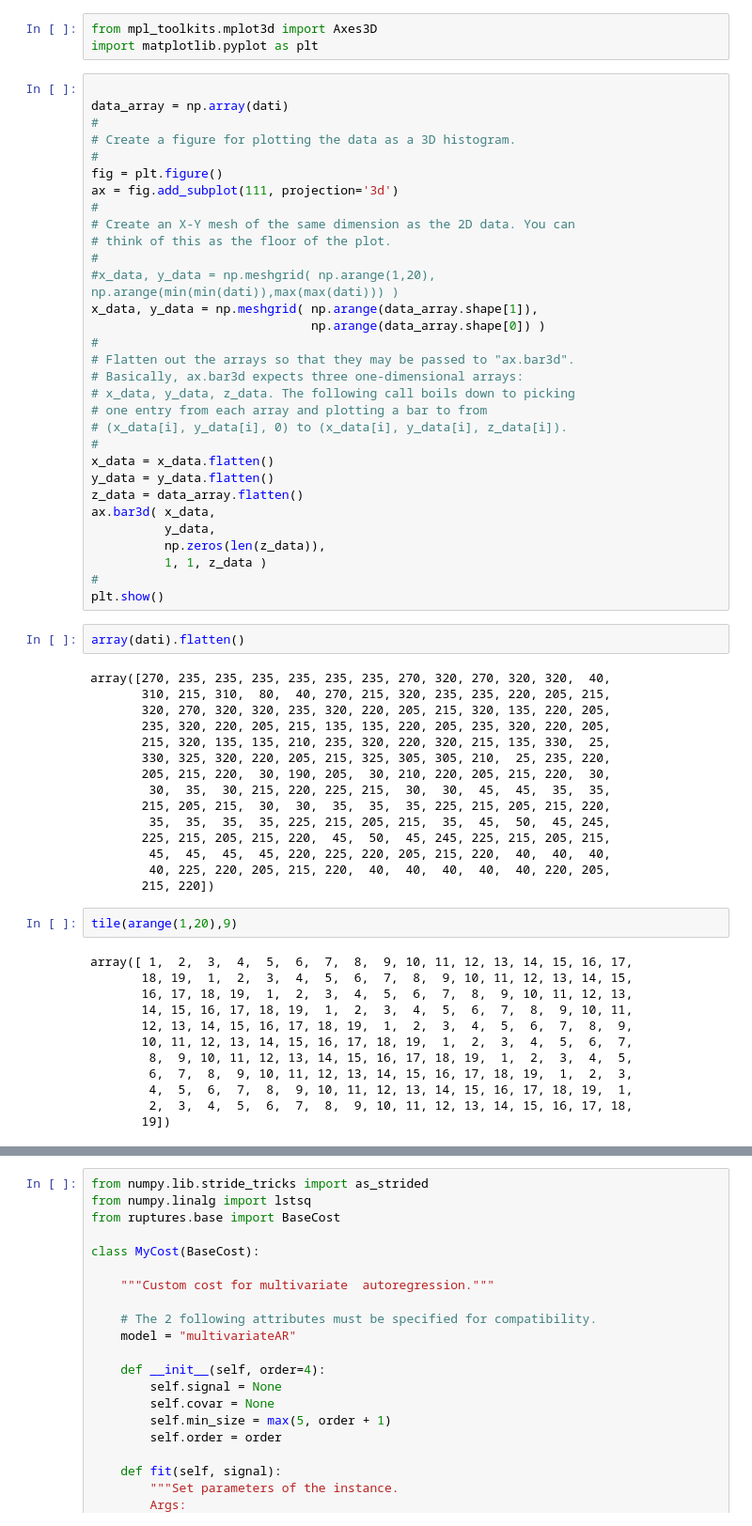
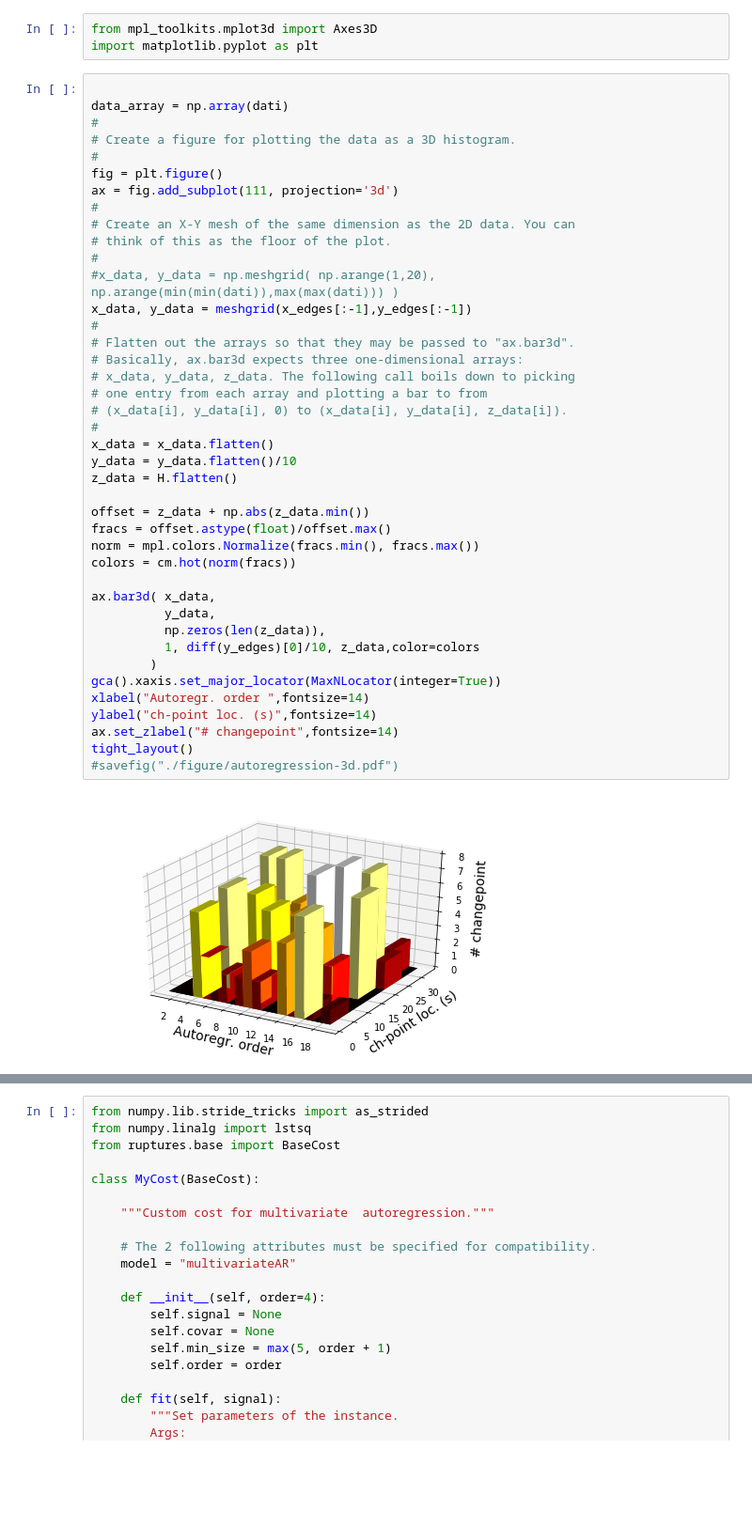
Before and after one commit to g-torr/data-driven, a Jupyter notebook: changepoint.ipynb, the cells around one changed output, grey strips where cells are left out. Shown at 94% size. Cells and saved outputs as stored; diff of their text form; blank space fills up the shorter version.

```diff
--- a/changepoint.ipynb
+++ b/changepoint.ipynb
@@ -195,62 +217,43 @@ import matplotlib.pyplot as plt
 # %%
 
 data_array = np.array(dati)
 #
 # Create a figure for plotting the data as a 3D histogram.
 #
 fig = plt.figure()
 ax = fig.add_subplot(111, projection='3d')
 #
 # Create an X-Y mesh of the same dimension as the 2D data. You can
 # think of this as the floor of the plot.
 #
 #x_data, y_data = np.meshgrid( np.arange(1,20),  np.arange(min(min(dati)),max(max(dati))) )
-x_data, y_data = np.meshgrid( np.arange(data_array.shape[1]),
-                              np.arange(data_array.shape[0]) )
+x_data, y_data = meshgrid(x_edges[:-1],y_edges[:-1])
 #
 # Flatten out the arrays so that they may be passed to "ax.bar3d".
 # Basically, ax.bar3d expects three one-dimensional arrays:
 # x_data, y_data, z_data. The following call boils down to picking
 # one entry from each array and plotting a bar to from
 # (x_data[i], y_data[i], 0) to (x_data[i], y_data[i], z_data[i]).
 #
 x_data = x_data.flatten()
-y_data = y_data.flatten()
-z_data = data_array.flatten()
+y_data = y_data.flatten()/10
+z_data = H.flatten()
+
+offset = z_data + np.abs(z_data.min())
+fracs = offset.astype(float)/offset.max()
+norm = mpl.colors.Normalize(fracs.min(), fracs.max())
+colors = cm.hot(norm(fracs))
+
 ax.bar3d( x_data,
           y_data,
           np.zeros(len(z_data)),
-          1, 1, z_data )
-#
-plt.show()
+          1, diff(y_edges)[0]/10, z_data,color=colors
+        )
+gca().xaxis.set_major_locator(MaxNLocator(integer=True))
+xlabel("Autoregr. order ",fontsize=14)
+ylabel("ch-point loc. (s)",fontsize=14)
+ax.set_zlabel("# changepoint",fontsize=14)
+tight_layout()
+#savefig("./figure/autoregression-3d.pdf")
+# %% [output]
+[figure, added]
-# %%
-array(dati).flatten()
-# %% [output]
-array([270, 235, 235, 235, 235, 235, 235, 270, 320, 270, 320, 320,  40,
-       310, 215, 310,  80,  40, 270, 215, 320, 235, 235, 220, 205, 215,
-       320, 270, 320, 320, 235, 320, 220, 205, 215, 320, 135, 220, 205,
-       235, 320, 220, 205, 215, 135, 135, 220, 205, 235, 320, 220, 205,
-       215, 320, 135, 135, 210, 235, 320, 220, 320, 215, 135, 330,  25,
-       330, 325, 320, 220, 205, 215, 325, 305, 305, 210,  25, 235, 220,
-       205, 215, 220,  30, 190, 205,  30, 210, 220, 205, 215, 220,  30,
-        30,  35,  30, 215, 220, 225, 215,  30,  30,  45,  45,  35,  35,
-       215, 205, 215,  30,  30,  35,  35,  35, 225, 215, 205, 215, 220,
-        35,  35,  35,  35, 225, 215, 205, 215,  35,  45,  50,  45, 245,
-       225, 215, 205, 215, 220,  45,  50,  45, 245, 225, 215, 205, 215,
-        45,  45,  45,  45, 220, 225, 220, 205, 215, 220,  40,  40,  40,
-        40, 225, 220, 205, 215, 220,  40,  40,  40,  40,  40, 220, 205,
-       215, 220])
-# %%
-tile(arange(1,20),9)
-# %% [output]
-array([ 1,  2,  3,  4,  5,  6,  7,  8,  9, 10, 11, 12, 13, 14, 15, 16, 17,
-       18, 19,  1,  2,  3,  4,  5,  6,  7,  8,  9, 10, 11, 12, 13, 14, 15,
-       16, 17, 18, 19,  1,  2,  3,  4,  5,  6,  7,  8,  9, 10, 11, 12, 13,
-       14, 15, 16, 17, 18, 19,  1,  2,  3,  4,  5,  6,  7,  8,  9, 10, 11,
-       12, 13, 14, 15, 16, 17, 18, 19,  1,  2,  3,  4,  5,  6,  7,  8,  9,
-       10, 11, 12, 13, 14, 15, 16, 17, 18, 19,  1,  2,  3,  4,  5,  6,  7,
-        8,  9, 10, 11, 12, 13, 14, 15, 16, 17, 18, 19,  1,  2,  3,  4,  5,
-        6,  7,  8,  9, 10, 11, 12, 13, 14, 15, 16, 17, 18, 19,  1,  2,  3,
-        4,  5,  6,  7,  8,  9, 10, 11, 12, 13, 14, 15, 16, 17, 18, 19,  1,
-        2,  3,  4,  5,  6,  7,  8,  9, 10, 11, 12, 13, 14, 15, 16, 17, 18,
-       19])
```
Also changed, not shown: parts of 12 cells of this notebook, 4 other files.
